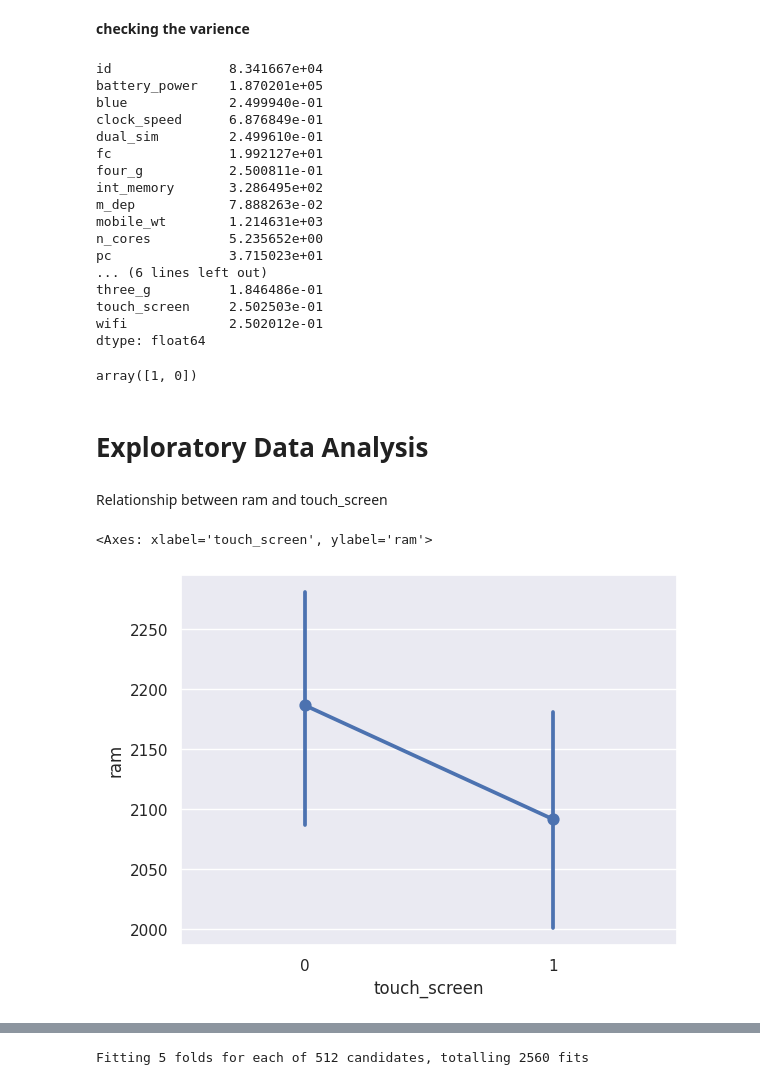
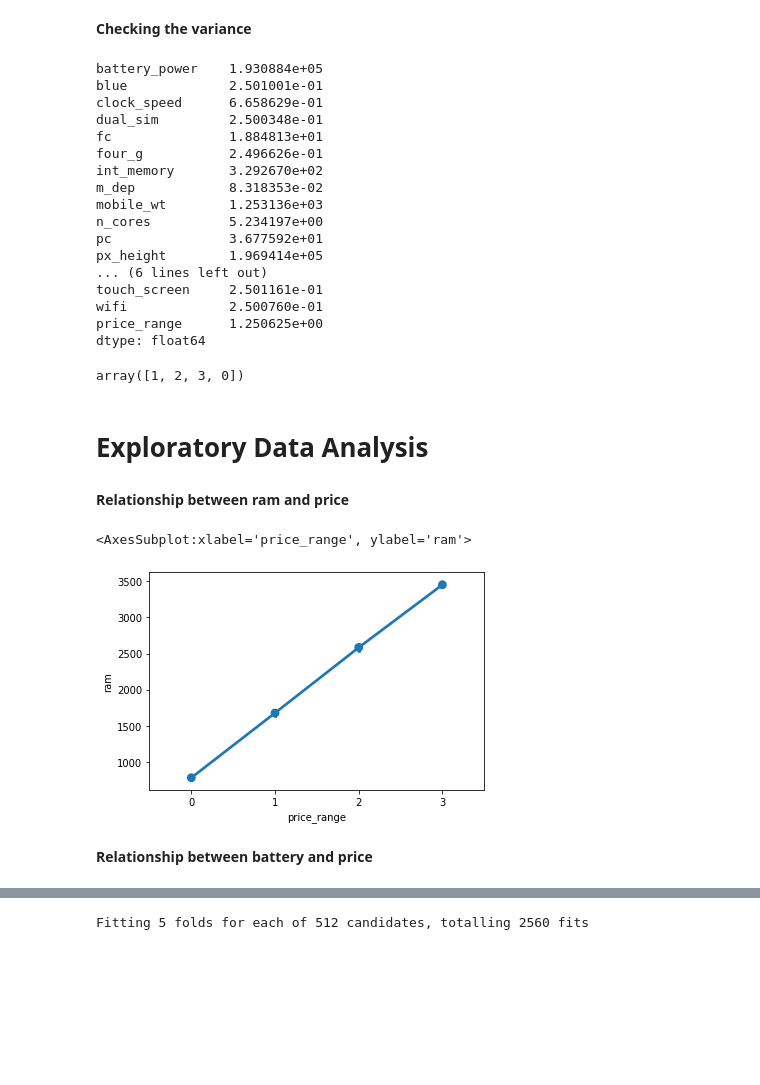
Before and after one commit to Leo612loss312/mobile-price-classifier-1.0, a Jupyter notebook: Mobile_price_classification.ipynb, the cells around one changed output, grey strips where cells are left out. Saved outputs shown, nothing was run; the diff lists cells and outputs as text; code cells hidden in the pictures; blank space fills up the shorter version.

```diff
--- a/Mobile_price_classification.ipynb
+++ b/Mobile_price_classification.ipynb
@@ -40,6 +43,6 @@ import warnings
 warnings.filterwarnings('ignore')
 # %%
 #import dataset
-df=pd.read_csv('/content/Mobile price classification.csv')
+df=pd.read_csv('/kaggle/input/mobile-price-classification/train.csv')
 df.head()
 # %% [output]
@@ -138,36 +141,38 @@ plt.show()
 # %% [markdown]
-**checking the varience**
+**Checking the variance**
 # %%
 df.var()
 # %% [output]
-id               8.341667e+04
-battery_power    1.870201e+05
-blue             2.499940e-01
-clock_speed      6.876849e-01
-dual_sim         2.499610e-01
-fc               1.992127e+01
-four_g           2.500811e-01
-int_memory       3.286495e+02
-m_dep            7.888263e-02
-mobile_wt        1.214631e+03
-n_cores          5.235652e+00
-pc               3.715023e+01
+battery_power    1.930884e+05
+blue             2.501001e-01
+clock_speed      6.658629e-01
+dual_sim         2.500348e-01
+fc               1.884813e+01
+four_g           2.496626e-01
+int_memory       3.292670e+02
+m_dep            8.318353e-02
+mobile_wt        1.253136e+03
+n_cores          5.234197e+00
+pc               3.677592e+01
+px_height        1.969414e+05
 ... (6 lines left out)
-three_g          1.846486e-01
-touch_screen     2.502503e-01
-wifi             2.502012e-01
+touch_screen     2.501161e-01
+wifi             2.500760e-01
+price_range      1.250625e+00
 dtype: float64
 # %%
-df['touch_screen'].unique()
+df['price_range'].unique()
 # %% [output]
-array([1, 0])
+array([1, 2, 3, 0])
 # %% [markdown]
-# **Exploratory Data Analysis**
+# Exploratory Data Analysis
 # %% [markdown]
-Relationship between ram and touch_screen
+**Relationship between ram and price**
 # %%
-sns.pointplot(y='ram',x='touch_screen',data=df)
+sns.pointplot(y='ram',x='price_range',data=df)
 # %% [output]
-<Axes: xlabel='touch_screen', ylabel='ram'>
+<AxesSubplot:xlabel='price_range', ylabel='ram'>
-[figure, old version]
+[figure, new version]
+# %% [markdown]
+**Relationship between battery and price**
 # %%
```
Also changed, not shown: parts of 73 cells of this notebook.
